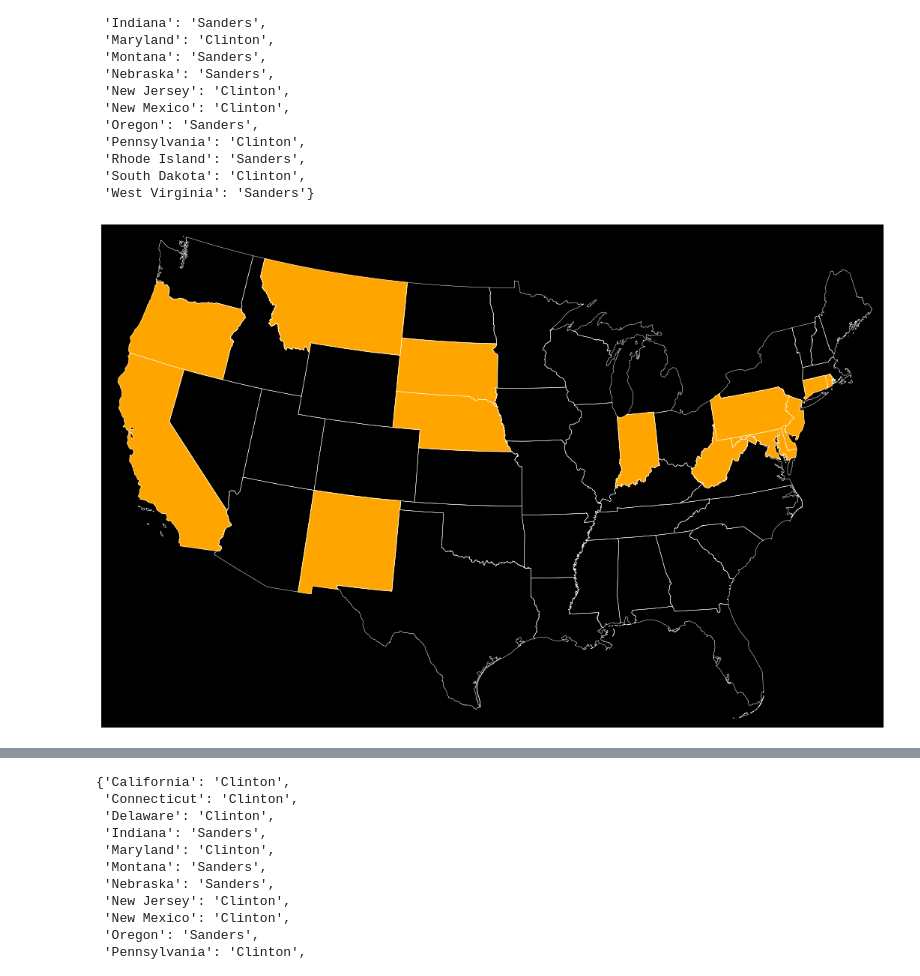
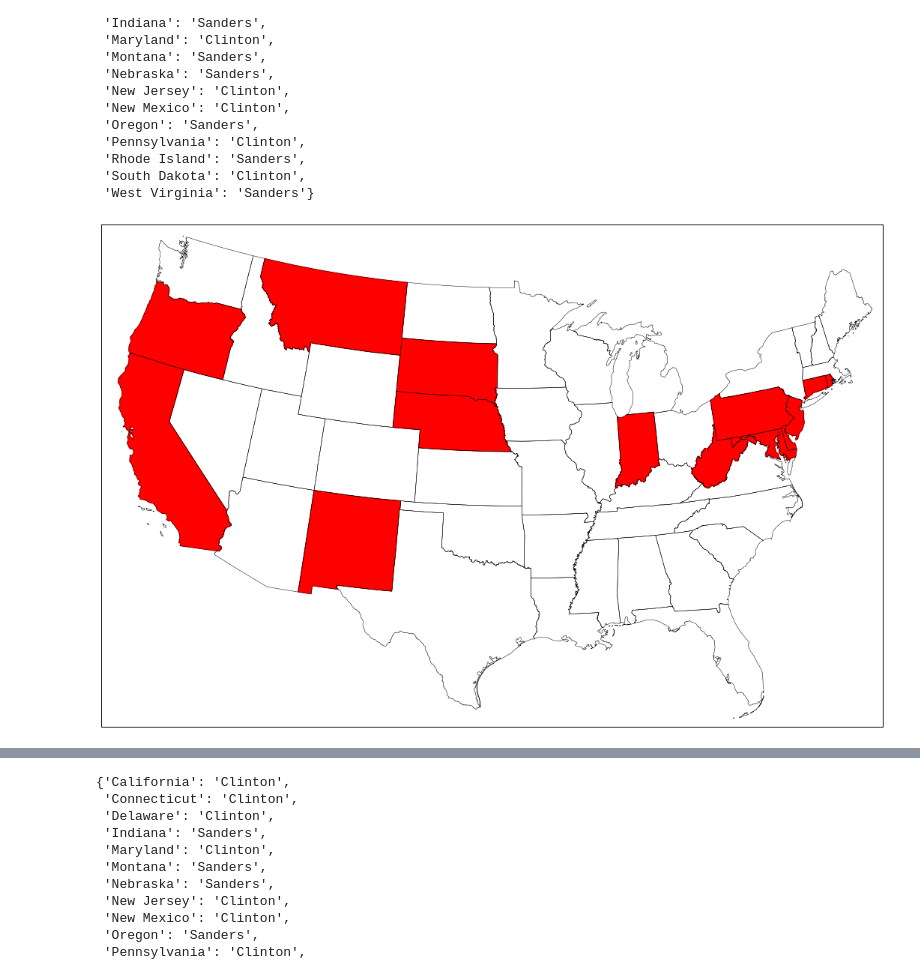
Before and after one commit to beneisner/primary-prediction, a Jupyter notebook: Map Visualization.ipynb, the cells around one changed output, grey strips where cells are left out. Saved outputs shown, nothing was run; the diff lists cells and outputs as text; code cells hidden in the pictures.

```diff
--- a/Map Visualization.ipynb
+++ b/Map Visualization.ipynb
@@ -150,6 +150,12 @@ dempreds = dict()
 
 repwins = dict()
 demwins = dict()
+
+demmargins = dict()
+repmargins = dict()
+
+# rep_diff = dict()
+# dem_diff = dict()
 for state in states.values():
     sub = df[df['state'] == state]
 
@@ -158,9 +164,6 @@ for state in states.values():
         # Predicted
         hil_votes = sub.iloc[2]['predicted_votes_received']
         ber_votes = sub.iloc[0]['predicted_votes_received']
-        print(state)
-        print(hil_votes)
-        print(ber_votes)
 
         dempreds[state] = 'Clinton'
         if hil_votes < ber_votes:
@@ -169,9 +172,15 @@ for state in states.values():
 
         print('%s  \t Dem Pred Margin: %d' % (state, int(hil_votes - ber_votes)))
 
+        margin = hil_votes - ber_votes
+
         trump_votes = sub.iloc[1]['predicted_votes_received']
         kas_votes = sub.iloc[3]['predicted_votes_received']
         ted_votes = sub.iloc[4]['predicted_votes_received']
+
+        rep_marg_tk = trump_votes - kas_votes
+        rep_marg_tt = trump_votes - ted_votes
+        rep_marg_kt = kas_votes - ted_votes
 
         reppreds[state] = 'Trump'
         if kas_votes > trump_votes:
@@ -180,16 +189,16 @@ for state in states.values():
             reppreds[state] = 'Cruz'
 
         # Actual
-        hil_votes = sub.iloc[2]['actual_votes_received']
-        ber_votes = sub.iloc[0]['actual_votes_received']
-        print(hil_votes)
-        print(ber_votes)
+        hil_votes1 = sub.iloc[2]['actual_votes_received']
+        ber_votes1 = sub.iloc[0]['actual_votes_received']
 
         demwins[state] = 'Clinton'
-        if hil_votes < ber_votes:
+        if hil_votes1 < ber_votes1:
             demwins[state] = 'Sanders'
 
-        print('%s  \t Dem Actual Margin: %d' % (state, int(hil_votes - ber_votes)))
+        print('%s  \t Dem Actual Margin: %d' % (state, int(hil_votes1 - ber_votes1)))
+
+        margin1 = hil_votes1 - ber_votes1
 
         trump_votes = sub.iloc[1]['actual_votes_received']
         kas_votes = sub.iloc[3]['actual_votes_received']
@@ -200,4 +209,14 @@ for state in states.values():
             repwins[state] = 'Kasich'
         elif ted_votes > trump_votes:
             repwins[state] = 'Cruz'
+
+        rep_marg_tk1 = trump_votes - kas_votes
+        rep_marg_tt1 = trump_votes - ted_votes
+        rep_marg_kt1 = kas_votes - ted_votes
+
+        print(hil_votes +ber_votes1)
+
+        demmargins[state] = abs((margin - margin1)/float(hil_votes1 + ber_votes1))
+
+        repmargins[state] = abs(((rep_marg_tk - rep_marg_tk1) + (rep_marg_tt - rep_marg_tt1) + (rep_marg_kt - rep_marg_kt1))/float(kas_votes +ted_votes +trump_votes))
 # %% [output]
@@ -244,40 +262,40 @@ map = bmp.Basemap(llcrnrlon=-119,llcrnrlat=22,urcrnrlon=-64,urcrnrlat=49,
         projection='lcc',lat_1=33,lat_2=45,lon_0=-95)
 
 # load the shapefile, use the name 'states'
-map.readshapefile('state_shapes/st99_d00', name='states', color='white', drawbounds=True)
+map.readshapefile('state_shapes/st99_d00', name='states', color='black', drawbounds=True)
 
-map.drawmapboundary(fill_color='black')
+map.drawmapboundary(fill_color='white')
 # collect the state names from the shapefile attributes so we can
 # look up the shape obect for a state by it's name
 state_names = []
 for shape_dict in map.states_info:
     state_names.append(shape_dict['NAME'])
 
 ax = plt.gca() # get current axes instance
 
 color_dict = {
     'Sanders': 'teal',
     'Clinton': 'blue',
-    'Trump': 'orange',
-    'Kasich': 'red',
+    'Trump': 'red',
+    'Kasich': 'orange',
     'Cruz': 'purple',
 }
 for state in reppreds.keys():
     seg = map.states[state_names.index(state)]
     winner = reppreds[state]
 
     poly = Polygon(seg, facecolor=color_dict[winner], edgecolor=color_dict[winner])
     ax.add_patch(poly)
 
 
 # get Texas and draw the filled polygon
 # seg = map.states[state_names.index('Texas')]
 # poly = Polygon(seg, facecolor='red',edgecolor='red')
 # ax.add_patch(poly)
 
 plt.show()
 # %% [output]
-[figure, old version]
+[figure, new version]
 # %%
 plt.figure(figsize=(19,20))
 
```
Also changed, not shown: parts of 12 cells of this notebook, 2 other files.
